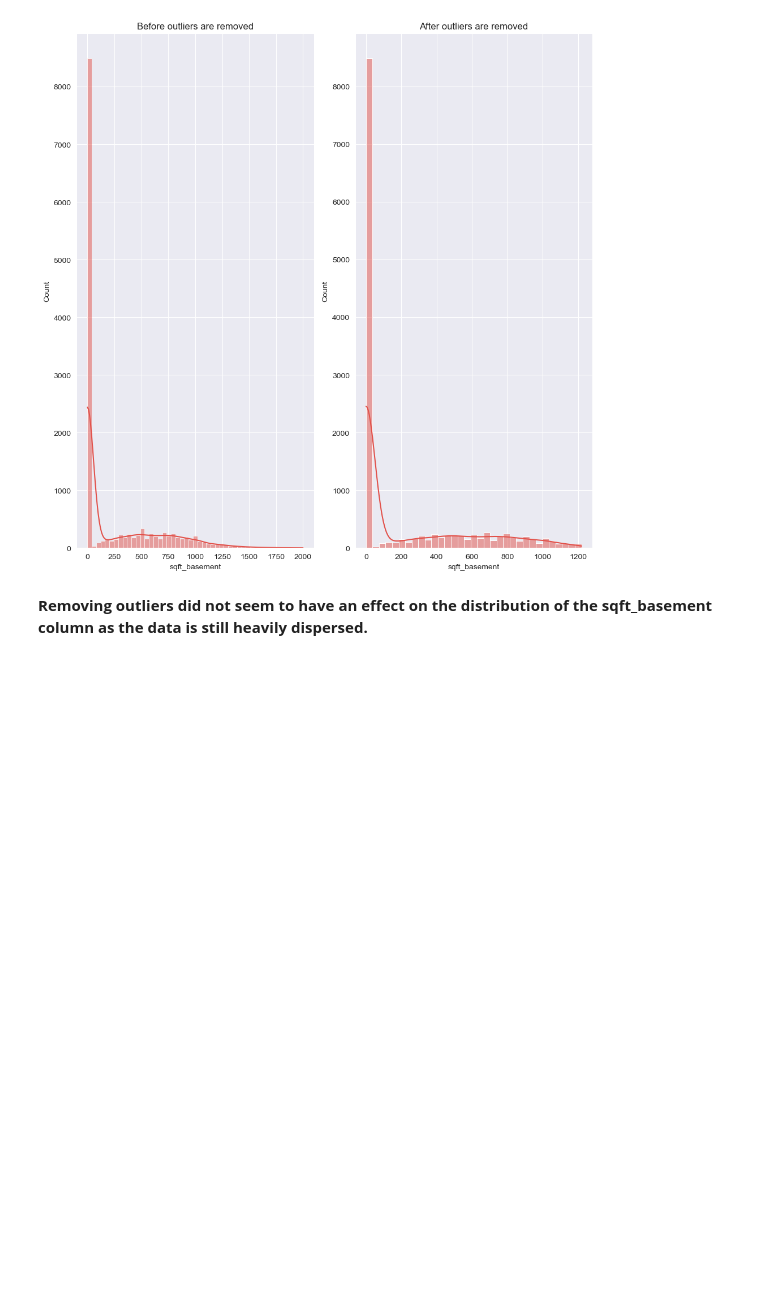
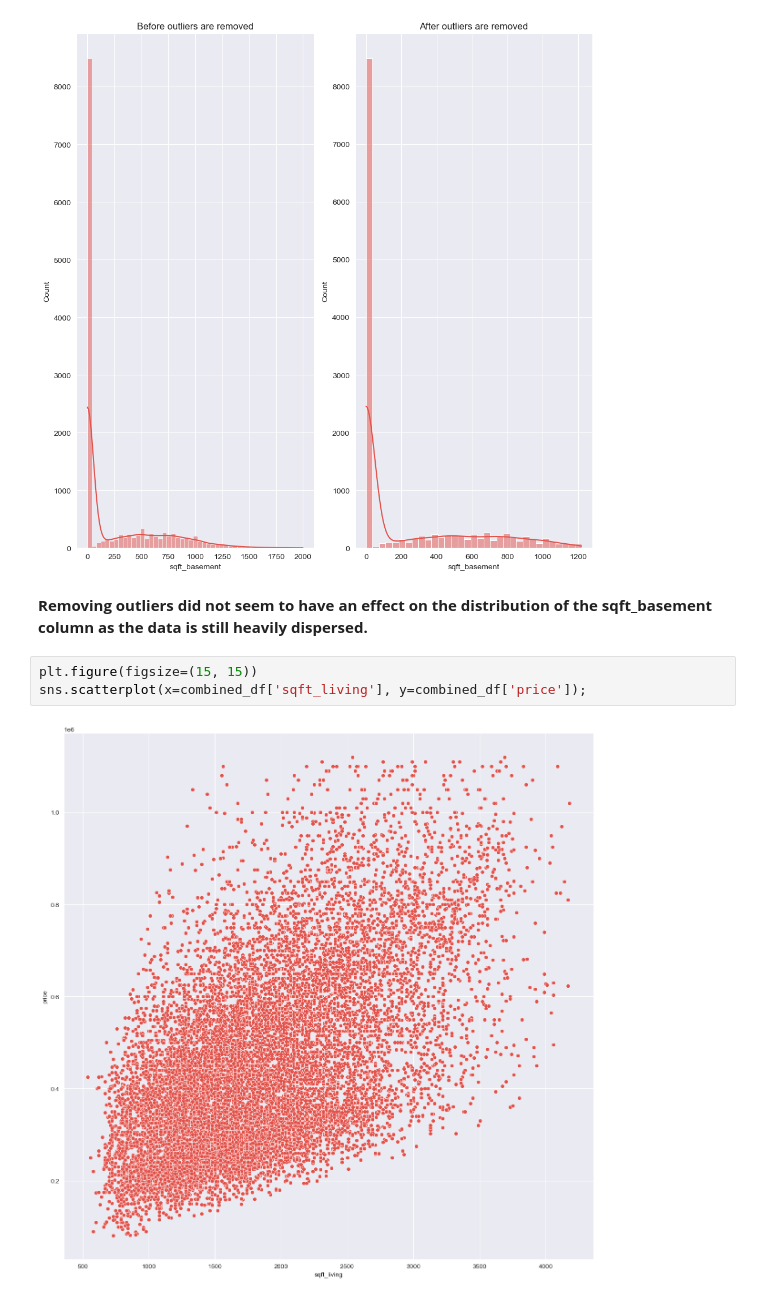
Before and after one commit to DennisWainaina/Megamax-Real-Estate-House-Project, a Jupyter notebook: index.ipynb, the cells around one changed output. Saved outputs shown, nothing was run; the diff lists cells and outputs as text; blank space fills up the shorter version.

```diff
--- a/index.ipynb
+++ b/index.ipynb
@@ -989,3 +994,8 @@ plt.tight_layout()
 [figure]
 # %% [markdown]
 **Removing outliers did not seem to have an effect on the distribution  of the sqft_basement column as the data is still heavily dispersed.**
+# %%
+plt.figure(figsize=(15, 15))
+sns.scatterplot(x=combined_df['sqft_living'], y=combined_df['price']);
+# %% [output]
+[figure, added]
```
Also changed, not shown: parts of 12 cells of this notebook.
